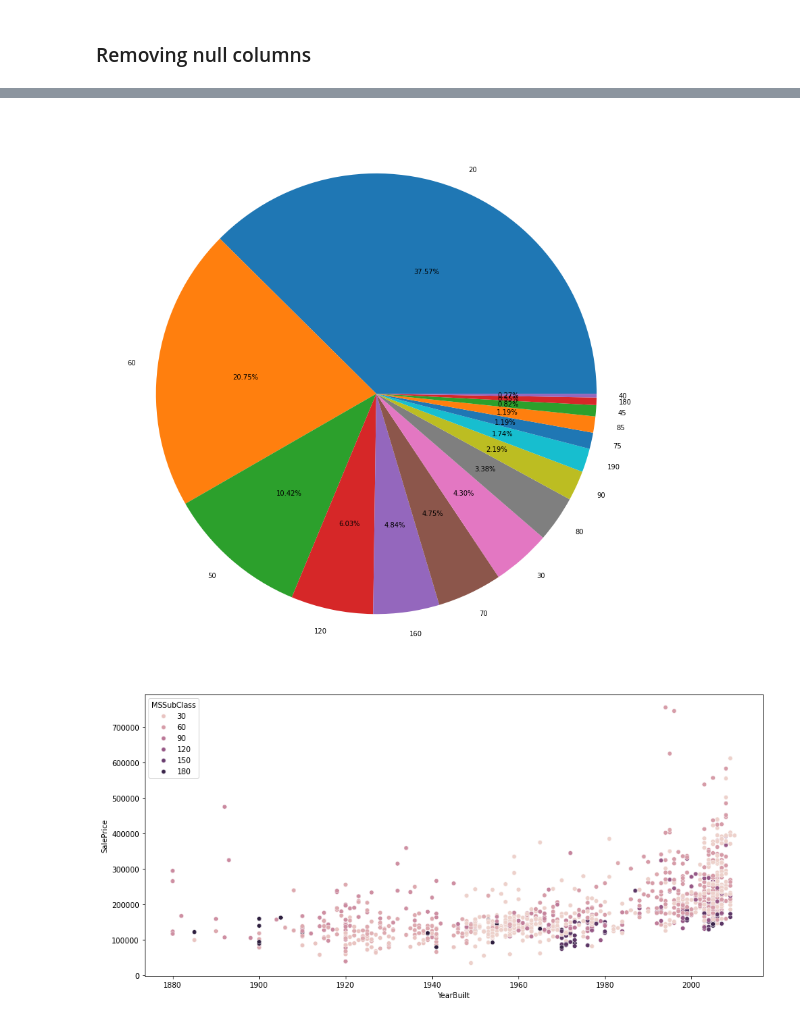
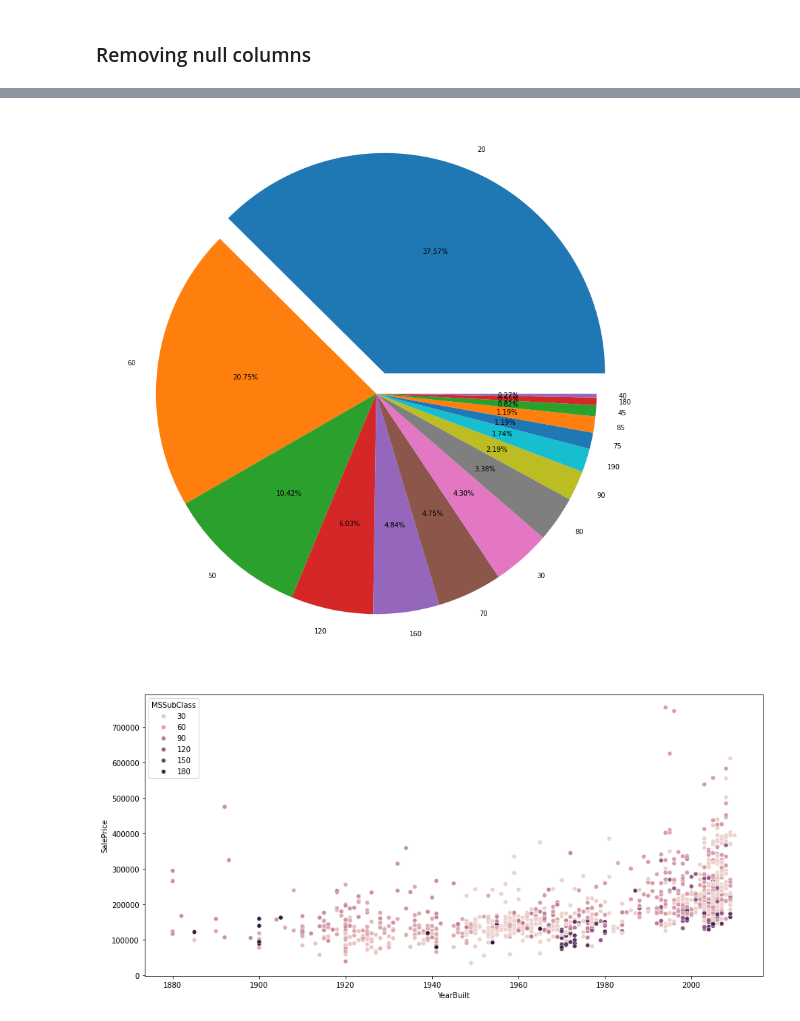
Before and after one commit to alib2014/Data-science, a Jupyter notebook: Statistic test/housPrice.ipynb, the cells around one changed output, grey strips where cells are left out. Saved outputs shown, nothing was run; the diff lists cells and outputs as text; code cells hidden in the pictures.

```diff
--- a/Statistic test/housPrice.ipynb
+++ b/Statistic test/housPrice.ipynb
@@ -160,9 +175,10 @@ plt.show()
 # %%
 plt.figure(figsize=(20, 15))
-plt.pie(data['MSSubClass'].value_counts().values, labels=data['MSSubClass'].value_counts().index, autopct='%.2f%%')
+explode = (0.1, 0, 0, 0, 0, 0, 0, 0, 0, 0, 0, 0, 0, 0, 0)
+plt.pie(data['MSSubClass'].value_counts().values, labels=data['MSSubClass'].value_counts().index, autopct='%.2f%%', explode=explode)
 plt.show()
 # %% [output]
-[figure, old version]
+[figure, new version]
 # %%
 fig, ax = plt.subplots(figsize=(15, 7))
 sns.scatterplot(x='YearBuilt', y='SalePrice', data=data, hue='MSSubClass', ax=ax)
```
Also changed, not shown: parts of 29 cells of this notebook, 1 other file.
